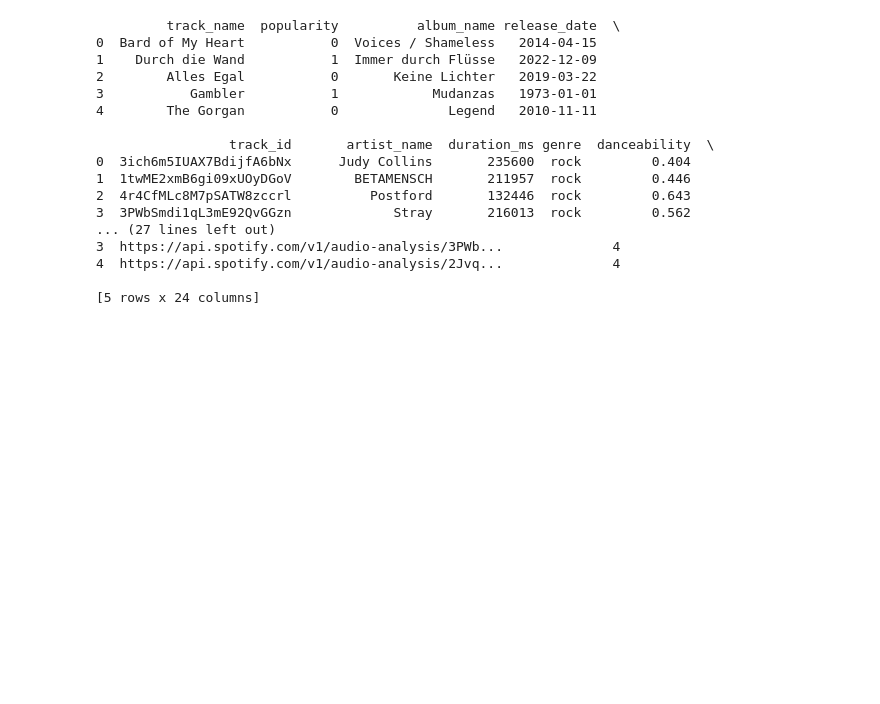
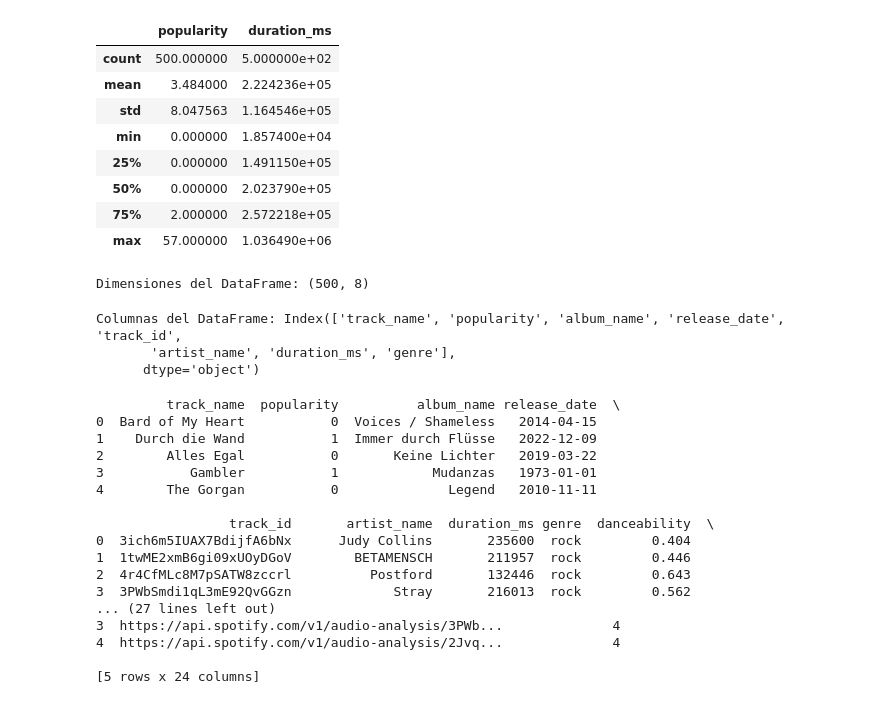
Before and after one commit to BarcinaMatias/Data-Science-II, a Jupyter notebook: PreentregaPF+MatiasBarcina.ipynb, the cells around one changed output. Cells and saved outputs as stored; diff of their text form; code cells hidden in the pictures; blank space fills up the shorter version.

```diff
--- a/PreentregaPF+MatiasBarcina.ipynb
+++ b/PreentregaPF+MatiasBarcina.ipynb
@@ -71,3 +89,27 @@ df = pd.DataFrame({
+# %%
+df.describe()
+# %% [output]
+|  | popularity | duration_ms |
+| count | 500.000000 | 5.000000e+02 |
+| mean | 3.484000 | 2.224236e+05 |
+| std | 8.047563 | 1.164546e+05 |
+| min | 0.000000 | 1.857400e+04 |
+| 25% | 0.000000 | 1.491150e+05 |
+| 50% | 0.000000 | 2.023790e+05 |
+| 75% | 2.000000 | 2.572218e+05 |
+| max | 57.000000 | 1.036490e+06 |
+# %%
+df_shape = df.shape
+print(f"Dimensiones del DataFrame: {df_shape}")
+# %% [output]
+Dimensiones del DataFrame: (500, 8)
+# %%
+df_columns = df.columns
+print(f"Columnas del DataFrame: {df_columns}")
+# %% [output]
+Columnas del DataFrame: Index(['track_name', 'popularity', 'album_name', 'release_date', 'track_id',
+       'artist_name', 'duration_ms', 'genre'],
+      dtype='object')
 # %%
 # Función para obtener pistas por género
 def get_tracks_by_genre(genre, limit=1000):
```
Also changed, not shown: parts of 6 cells of this notebook.
